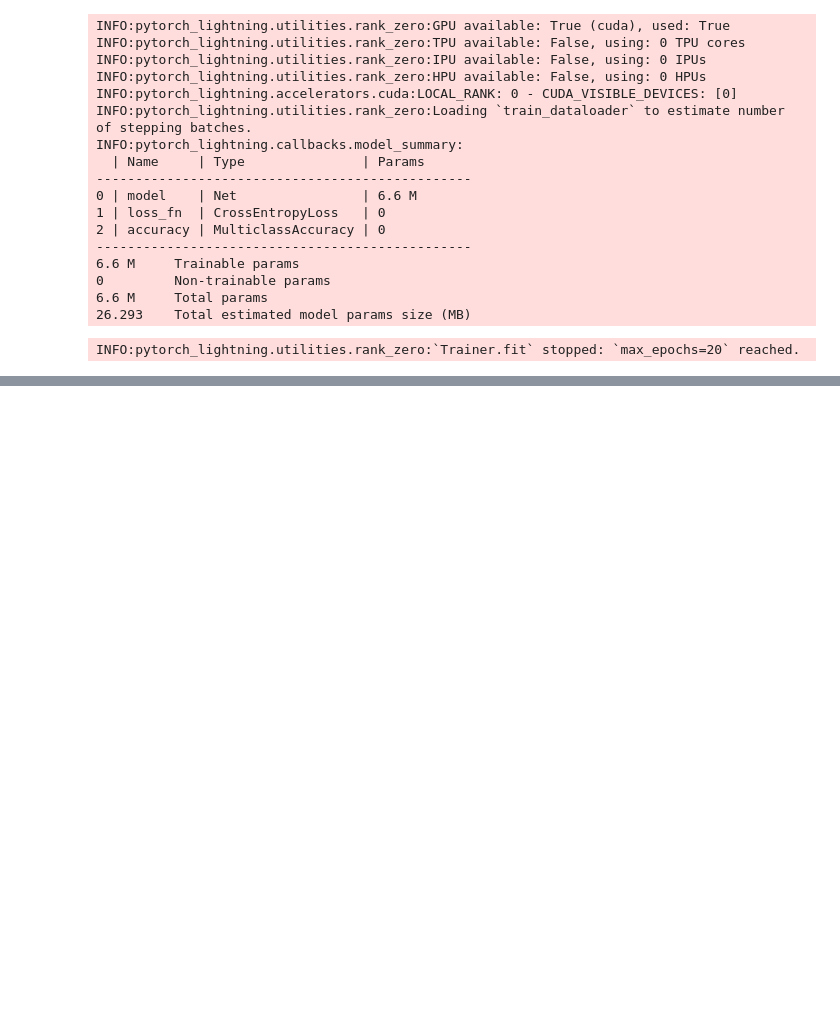
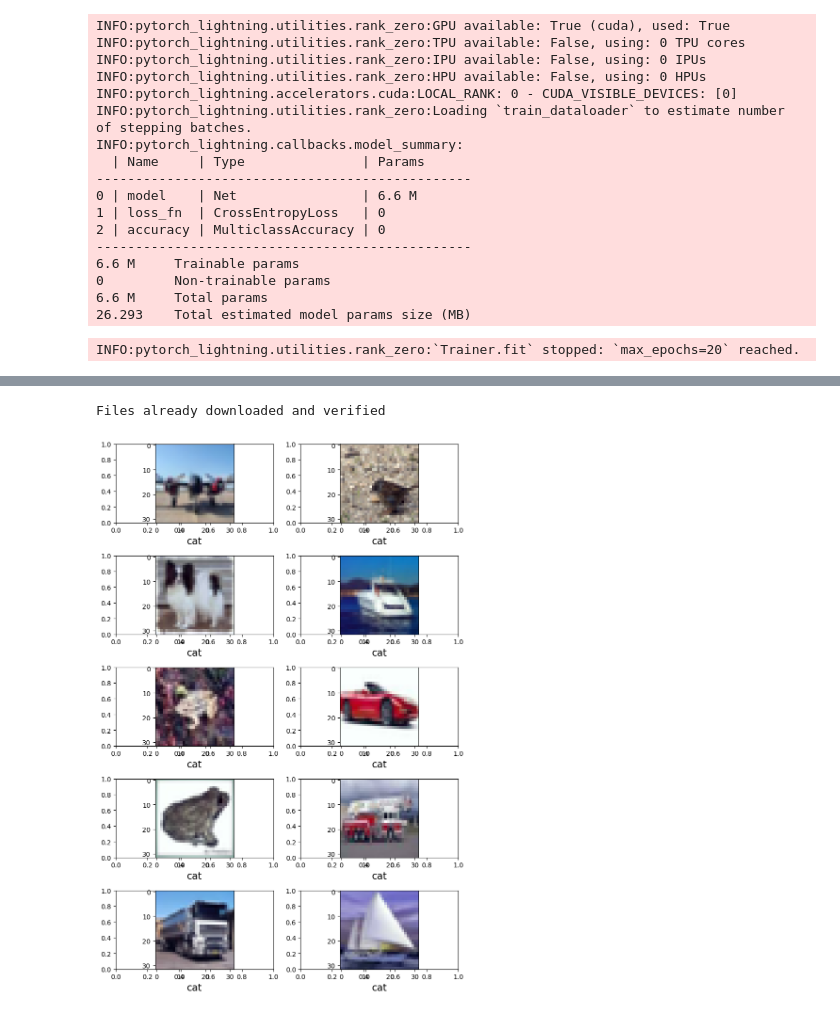
Before and after one commit to kurchi1205/ERA-S12-Assignment, a Jupyter notebook: training.ipynb, the cells around one changed output, grey strips where cells are left out. Drawn from its saved outputs; the diff is of its cells as text; code cells hidden in the pictures; blank space fills up the shorter version.

Commit message:
training and logs updated

```diff
--- a/training.ipynb
+++ b/training.ipynb
@@ -187,0 +185,32 @@ plot_losses(resnet_model.train_losses, resnet_model.val_losses, resnet_model.tra
+# %%
+from data import CIFAR10WithAlbumentations
+from torch.utils.data import DataLoader
+import albumentations as A
+from albumentations.pytorch import ToTensorV2
+from model import Net
+means = [0.4914, 0.4822, 0.4465]
+stds = [0.2470, 0.2435, 0.2616]
+
+test_transforms = A.Compose(
+            [
+                A.Normalize(mean=means, std=stds, always_apply=True),
+                ToTensorV2(),
+            ]
+        )
+infer_ds = CIFAR10WithAlbumentations('./data', train=False, download=True, transform=test_transforms)
+dataloader_args = dict(shuffle=True, batch_size=1)
+infer_loader = DataLoader(infer_ds, **dataloader_args)
+# %% [output]
+Files already downloaded and verified
+# %%
+misclassified = []
+PATH = "model_epoch_0.pth"
+model = Net()
+checkpoint = torch.load(PATH, map_location=torch.device('cpu'))
+model.load_state_dict(checkpoint, strict=False)
+model.eval()
+
+infer(model, 'cpu', infer_loader, misclassified, infer_ds.class_to_idx)
+plot_misclassified(misclassified)
+# %% [output]
+[figure, added]
```
Also changed, not shown: parts of 5 cells of this notebook, 1 other file.
